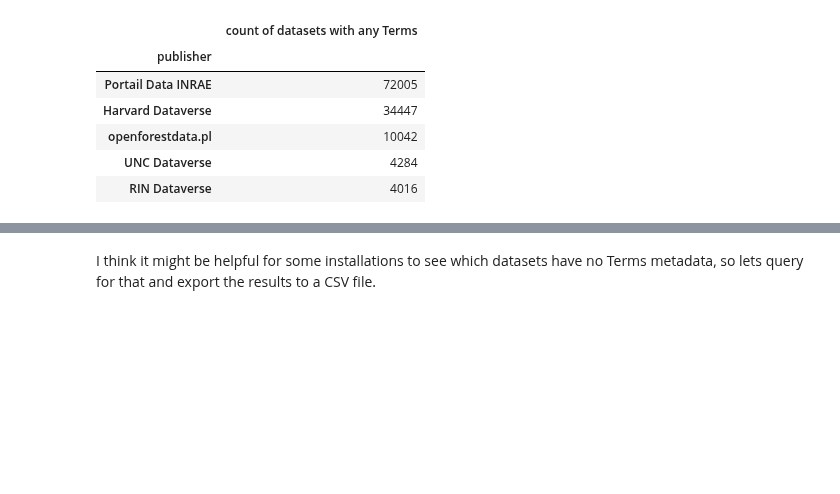
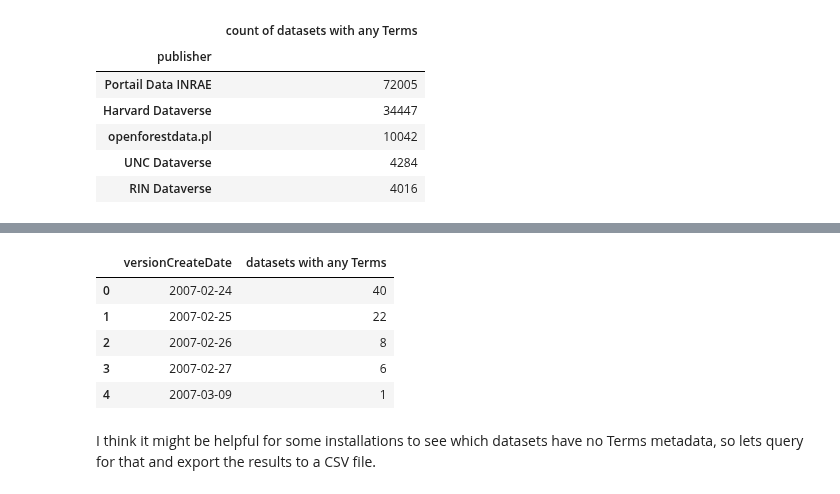
Before and after one commit to jggautier/ux-research-data-analysis, a Jupyter notebook: notebooks/Terms_metadata_in_Dataverse_repositories/Datasets with license plus terms of use metadata/Datasets with license plus terms of use metadata.ipynb, the cells around one changed output, grey strips where cells are left out. Cells and saved outputs as stored; diff of their text form; code cells hidden in the pictures; blank space fills up the shorter version.

```diff
--- a/notebooks/Terms_metadata_in_Dataverse_repositories/Datasets with license plus terms of use metadata/Datasets with license plus terms of use metadata.ipynb
+++ b/notebooks/Terms_metadata_in_Dataverse_repositories/Datasets with license plus terms of use metadata/Datasets with license plus terms of use metadata.ipynb
@@ -141,7 +141,7 @@ latestversion.license.unique()
 array(['NONE', 'CC0', 'CC BY', nan, 'CCBY'], dtype=object)
 # %%
 # Create dataframe containing only datasets with something in their license fields or any Terms of Use fields
-latestversionAnyTerms = (latestversion
+datasetsWithAnyTerms = (latestversion
                     .query('license == "CC0" or license == "CCBY" or license == "CC BY" or termsOfUse.notnull() or confidentialityDeclaration.notnull() or specialPermissions.notnull() or restrictions.notnull() or citationRequirements.notnull() or depositorRequirements.notnull() or conditions.notnull() or disclaimer.notnull()')
                    .reset_index(drop = True, inplace = False)
                    )
@@ -160,0 +193,11 @@ countDatasetsWithTermsByInstallation.head()
+# %%
+# Create dataframe with the number of latest dataset versions with any terms metadata published each day
+dailyCountDatasetsWithAnyTerms = daily_count(datasetsWithAnyTerms, 'datasets with any Terms')
+dailyCountDatasetsWithAnyTerms.head()
+# %% [output]
+|  | versionCreateDate | datasets with any Terms |
+| 0 | 2007-02-24 | 40 |
+| 1 | 2007-02-25 | 22 |
+| 2 | 2007-02-26 | 8 |
+| 3 | 2007-02-27 | 6 |
+| 4 | 2007-03-09 | 1 |
```
Also changed, not shown: parts of 7 cells of this notebook.
